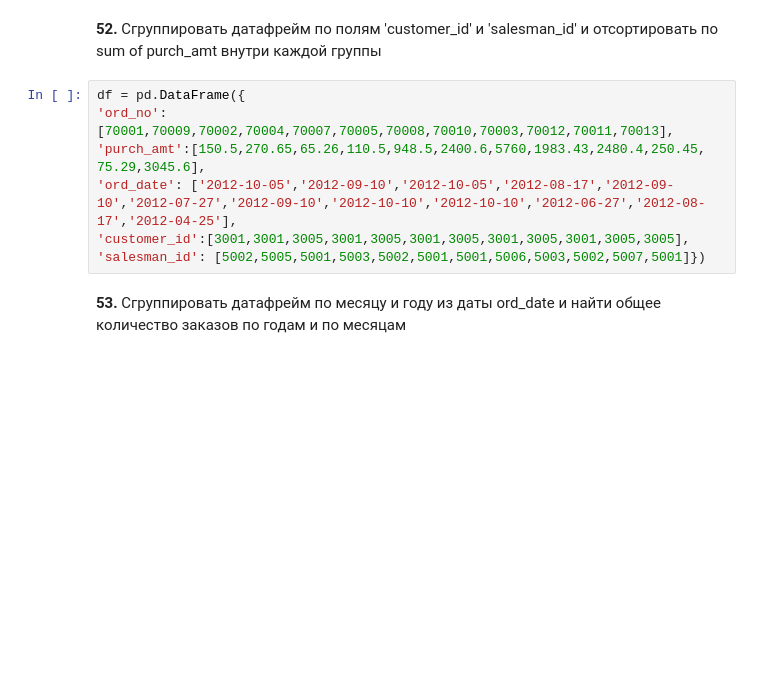
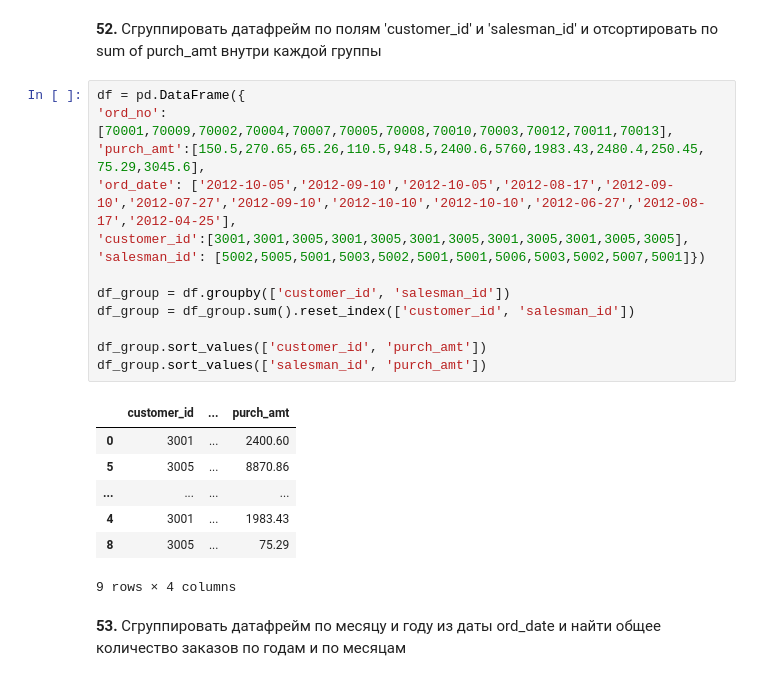
Before and after one commit to igorTyugaev/labs_python_sber, a Jupyter notebook: Homework1ML(IgorTyugaev)_ipynb.ipynb, the cells around one changed output. Cells and saved outputs as stored; diff of their text form; blank space fills up the shorter version.

```diff
--- a/Homework1ML(IgorTyugaev)_ipynb.ipynb
+++ b/Homework1ML(IgorTyugaev)_ipynb.ipynb
@@ -826,10 +1024,24 @@ data2 = pd.DataFrame({'C': ['C0', 'C2', 'C3'],
 # %%
 df = pd.DataFrame({
 'ord_no':[70001,70009,70002,70004,70007,70005,70008,70010,70003,70012,70011,70013],
 'purch_amt':[150.5,270.65,65.26,110.5,948.5,2400.6,5760,1983.43,2480.4,250.45, 75.29,3045.6],
 'ord_date': ['2012-10-05','2012-09-10','2012-10-05','2012-08-17','2012-09-10','2012-07-27','2012-09-10','2012-10-10','2012-10-10','2012-06-27','2012-08-17','2012-04-25'],
 'customer_id':[3001,3001,3005,3001,3005,3001,3005,3001,3005,3001,3005,3005],
 'salesman_id': [5002,5005,5001,5003,5002,5001,5001,5006,5003,5002,5007,5001]})
+
+df_group = df.groupby(['customer_id', 'salesman_id'])
+df_group = df_group.sum().reset_index(['customer_id', 'salesman_id'])
+
+df_group.sort_values(['customer_id', 'purch_amt'])
+df_group.sort_values(['salesman_id', 'purch_amt'])
+# %% [output]
+|  | customer_id | ... | purch_amt |
+| 0 | 3001 | ... | 2400.60 |
+| 5 | 3005 | ... | 8870.86 |
+| ... | ... | ... | ... |
+| 4 | 3001 | ... | 1983.43 |
+| 8 | 3005 | ... | 75.29 |
+9 rows × 4 columns
 # %% [markdown]
 **53\.** Сгруппировать датафрейм по месяцу и году из даты ord_date и найти общее количество заказов по годам и по месяцам
 # %%
```
Also changed, not shown: parts of 41 cells of this notebook.
